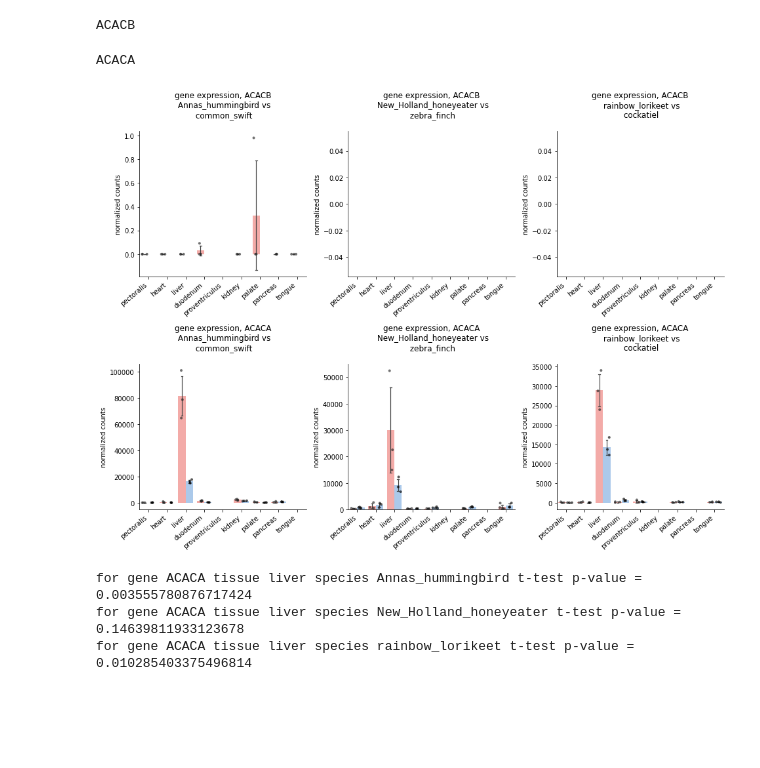
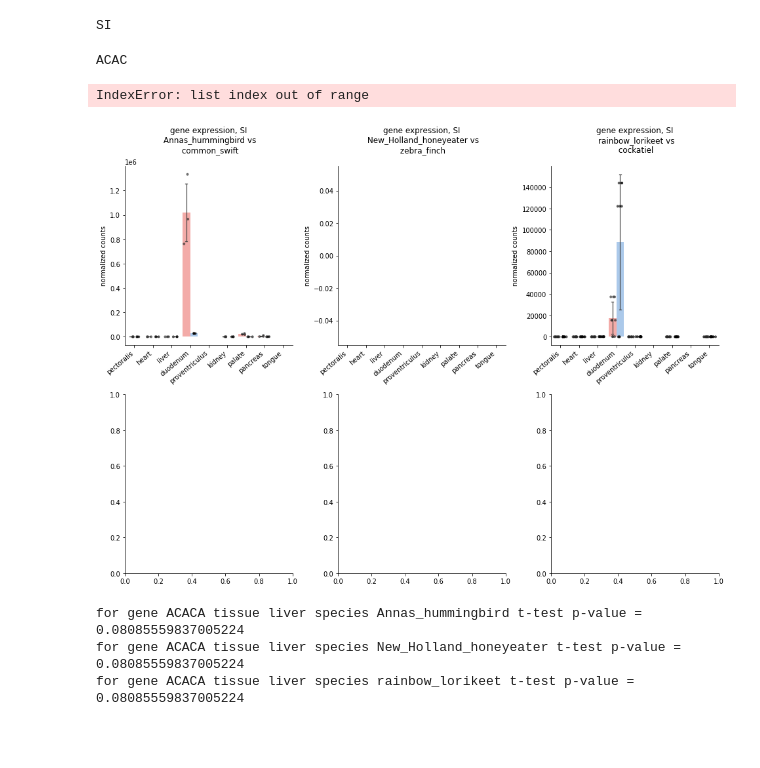
Before and after one commit to osipovarev/Expression_from_counts, a Jupyter notebook: gene_expression_from_table.ipynb, the cells around one changed output. Cells and saved outputs as stored; diff of their text form; code cells hidden in the pictures.

Commit message:
backed up changes from Mon Feb  3 13:19:45 EST 2025 in the project /Users/osipova/Documents/LabDocs/NectarivoryProject/Expression_from_counts

```diff
--- a/gene_expression_from_table.ipynb
+++ b/gene_expression_from_table.ipynb
@@ -70,14 +70,14 @@ from os.path import exists
 # genes_essent = ['OBSCN', 'GNL2', 'ACAT1', 'HBBR', 'FOPNL', 'BRAF']
 # genes_essent = ['MRPL58', 'FKBP9', 'RNF111', 'SLC38A2']
 # genes_essent = ['ES1ML2', 'ADD3', 'CKB']
+# genes_essent = ['ACACB', 'ACACA']
 dir_path = '/Users/osipova/Documents/LabDocs/Bird_transcriptomics/Transcriptome_for_NectarGenomics/Multifactor_DESeq2_results/'
 # with open(dir_path + 'NDUF_genes.lst', 'r') as inf:
 #     genes_essent = inf.read().rstrip().split('\n')
 
 with open('bp_vidua_gene_losses.lst', 'r') as inf:
     genes_essent = inf.read().rstrip().split('\n')
-
-genes_essent = ['ACACB', 'ACACA']
+genes_essent = ['SI', 'ACAC']
 # %%
 ## Plot gene expression by tissue
 # tissues = ['pectoralis', 'heart', 'liver', 'duodenum', 'palate', 'pancreas', 'kidney',
@@ -118,52 +118,56 @@ for j in range(N_genes):
         sns.barplot(ax=axi, data=df_pair, x='tissue', y='count', hue='bird', hue_order=pairs[i],
                     order=tissues, errwidth=1.2, capsize=.1, ci='sd')
         sns.stripplot(ax=axi, data=df_pair, x='tissue', y='count', hue='bird', hue_order=pairs[i],
                      order=tissues, color='k', s=4, alpha=0.65, dodge=True , jitter=0.3)
 
         # ax1.set(ylim=(1, 10000))
         # ax2.set(ylim=(1, 10000))
     #     if i == 0:
     #         axi.set(yscale='log')
         axi.set_xticklabels(axi.get_xticklabels(), rotation=40, ha="right")
         axi.legend([],[], frameon=False)
         sns.despine(fig=None, ax=None, left=False, bottom=False, offset=None, trim=False)
         axi.set_title('gene expression, {}\n {}\n'.format(gene, ' vs\n '.join(pairs[i])))
         axi.set_xlabel('')
         axi.set_ylabel('normalized counts')
     #     axi.set(ylim=(0, 10500))
 
         plt.tight_layout()
 # pdf_name = 'A_rank_norm_counts_ALL_tissues.all_pairs.pdf'
 # pdf_name = 'HEX_norm_counts_ALL_tissues.all_pairs.pdf'
 # pdf_name = 't2d_norm_counts_ALL_tissues.all_pairs.pdf'
 # pdf_name = 'heart_genes.norm_counts_ALL_tissues.all_pairs.pdf'
 # pdf_name = 'HEX.norm_counts.12_tissues.all_pairs.pdf'
 # pdf_name = 'rank3-4.norm_counts.ALL_tissues.all_pairs.pdf'
 # pdf_name = 'intra_not_pairwise.norm_counts.pect_liver.all_pairs.pdf'
 # pdf_name = 'two_setups_deseq2_multifactor.pdf'
 # pdf_name = 'bp_vidua_gene_losses.pdf'
-pdf_name = 'ACACA_ACACB.ALL_tissues.all_pairs.pdf'
+# pdf_name = 'ACACA_ACACB.ALL_tissues.all_pairs.pdf'
+pdf_name = 'SI.ALL_tissues.all_pairs.pdf'
 
 # fig.savefig(pdf_name, bbox_inches='tight')
 # %% [output]
-ACACB
+SI
-ACACA
+ACAC
+IndexError: list index out of range
-[figure, old version]
+[figure, new version]
-# %%
-t = 'liver'
-g = 'ACACA'
-for i in range(3):
-    sp1 = pairs[i][0]
-    sp2 = pairs[i][1]
-    df_t = df[df['tissue']==t]
-    df_pair = df_t[df_t['bird'].isin(pairs[i])]
-
-    pval = ttest_ind(df_pair[df_pair['bird']==sp1]['count'], df_pair[df_pair['bird']==sp2]['count'])[1]
-    print('for gene {} tissue {} species {} t-test p-value = {}'.format(g, t, sp1, pval))
-# %% [output]
-for gene ACACA tissue liver species Annas_hummingbird t-test p-value = 0.003555780876717424
-for gene ACACA tissue liver species New_Holland_honeyeater t-test p-value = 0.14639811933123678
-for gene ACACA tissue liver species rainbow_lorikeet t-test p-value = 0.010285403375496814
+# %%
+t = 'liver'
+g = 'ACACA'
+for i in range(3):
+    sp1 = pairs[i][0]
+    sp2 = pairs[i][1]
+    df_t = df[df['tissue']==t]
+    df_pair = df_t[df_t['bird'].isin(pairs[i])]
+
+    pval = mannwhitneyu(df_pair[df_pair['bird']==sp1]['count'],
+                        df_pair[df_pair['bird']==sp2]['count'],
+                        alternative='two-sided')[1]
+    print('for gene {} tissue {} species {} t-test p-value = {}'.format(g, t, sp1, pval))
+# %% [output]
+for gene ACACA tissue liver species Annas_hummingbird t-test p-value = 0.08085559837005224
+for gene ACACA tissue liver species New_Holland_honeyeater t-test p-value = 0.08085559837005224
+for gene ACACA tissue liver species rainbow_lorikeet t-test p-value = 0.08085559837005224
 # %% [markdown]
 #
 # %%
```
Also changed, not shown: parts of 1 cell of this notebook.
